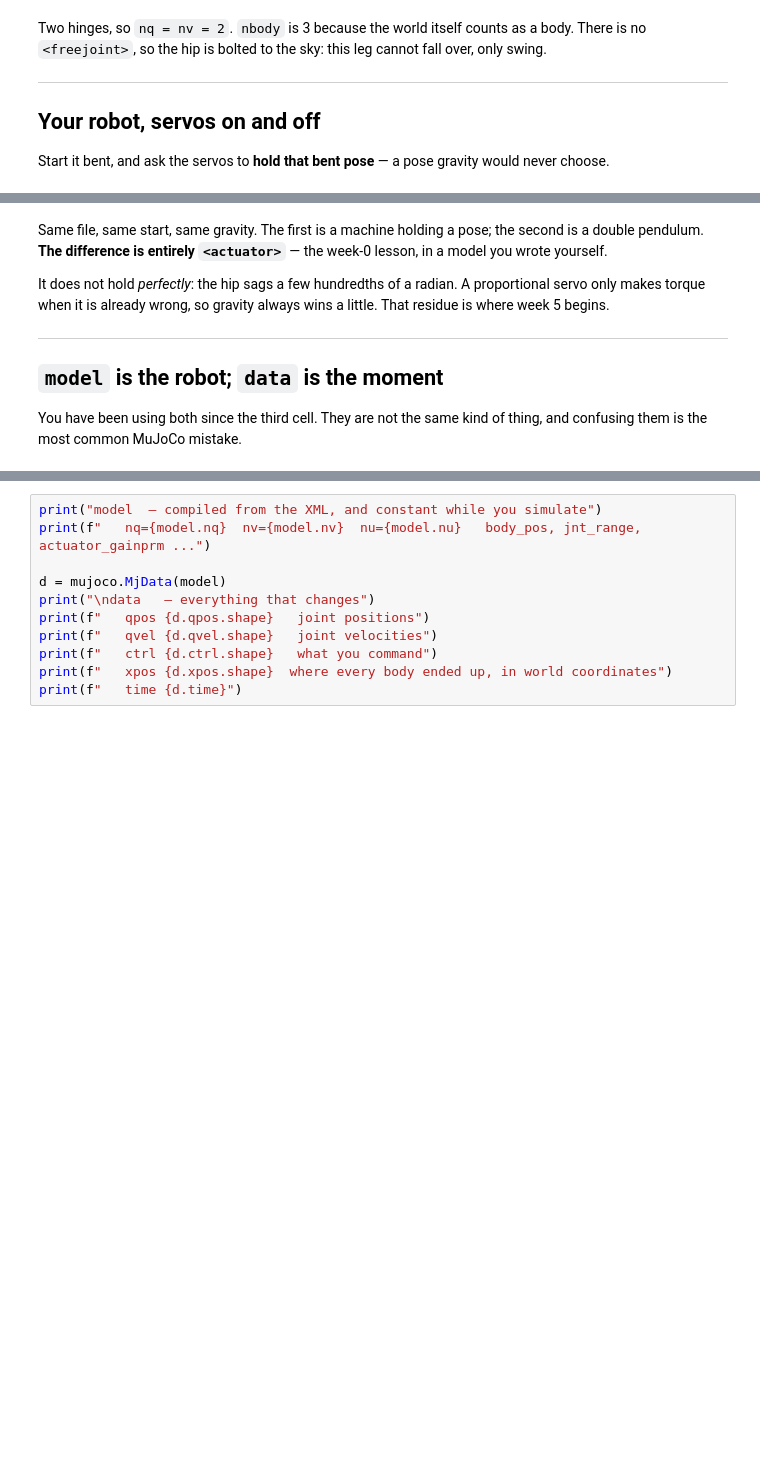
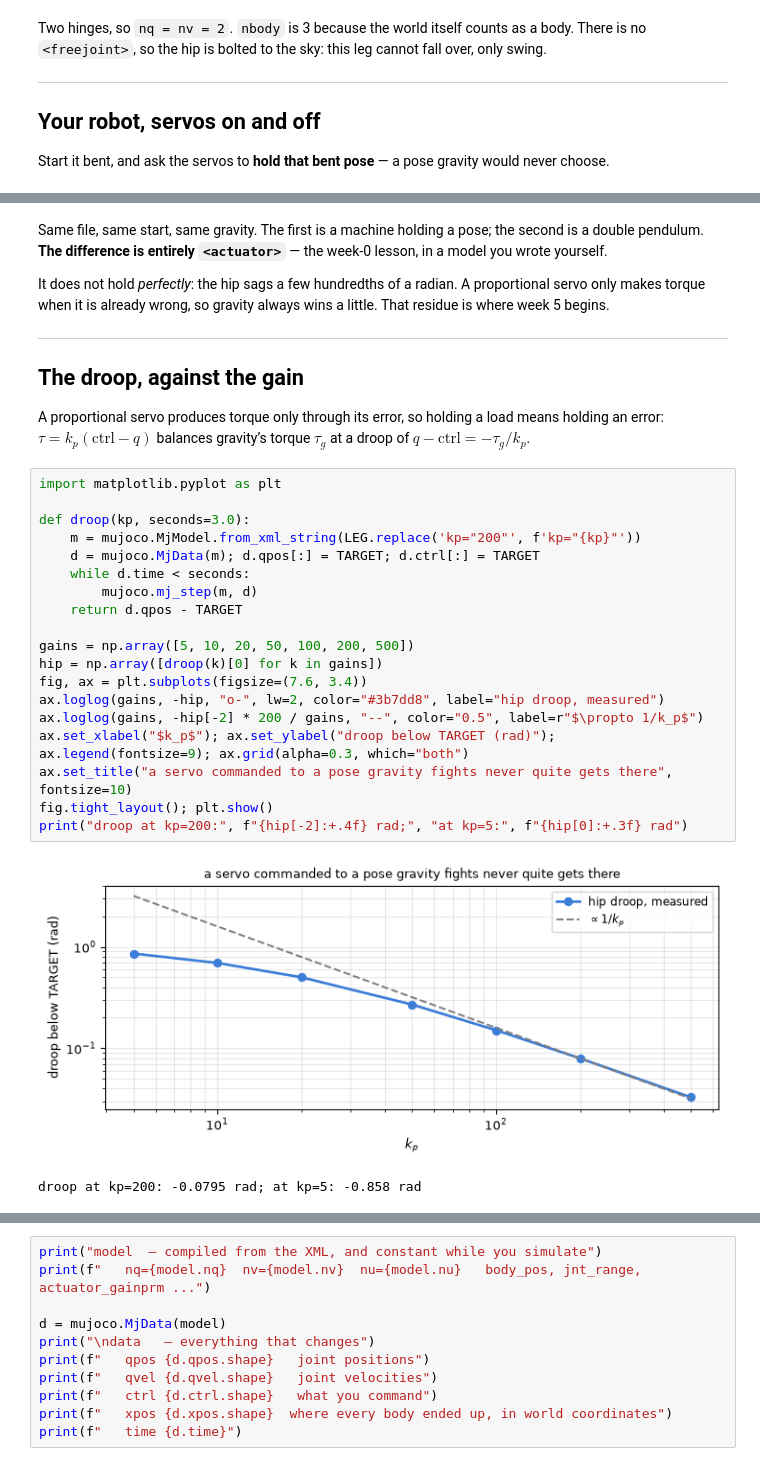
Before and after one commit to gnoejh/soc4180, a Jupyter notebook: weeks/01-intro/lab.ipynb, the cells around one changed output, grey strips where cells are left out. Drawn from its saved outputs; the diff is of its cells as text; blank space fills up the shorter version.

```diff
--- a/weeks/01-intro/lab.ipynb
+++ b/weeks/01-intro/lab.ipynb
@@ -762,7 +760,31 @@ gravity always wins a little. That residue is where week 5 begins.
 
 ------------------------------------------------------------------------
 
-## `model` is the robot; `data` is the moment
+## The droop, against the gain
 
-You have been using both since the third cell. They are not the same
-kind of thing, and confusing them is the most common MuJoCo mistake.
+A proportional servo produces torque only through its error, so holding
+a load means holding an error: $\tau = k_p(\text{ctrl} - q)$ balances
+gravity’s torque $\tau_g$ at a droop of
+$q - \text{ctrl} = -\tau_g / k_p$.
+# %%
+import matplotlib.pyplot as plt
+
+def droop(kp, seconds=3.0):
+    m = mujoco.MjModel.from_xml_string(LEG.replace('kp="200"', f'kp="{kp}"'))
+    d = mujoco.MjData(m); d.qpos[:] = TARGET; d.ctrl[:] = TARGET
+    while d.time < seconds:
+        mujoco.mj_step(m, d)
+    return d.qpos - TARGET
+
+gains = np.array([5, 10, 20, 50, 100, 200, 500])
+hip = np.array([droop(k)[0] for k in gains])
+fig, ax = plt.subplots(figsize=(7.6, 3.4))
+ax.loglog(gains, -hip, "o-", lw=2, color="#3b7dd8", label="hip droop, measured")
+ax.loglog(gains, -hip[-2] * 200 / gains, "--", color="0.5", label=r"$\propto 1/k_p$")
+ax.set_xlabel("$k_p$"); ax.set_ylabel("droop below TARGET (rad)"); ax.legend(fontsize=9); ax.grid(alpha=0.3, which="both")
+ax.set_title("a servo commanded to a pose gravity fights never quite gets there", fontsize=10)
+fig.tight_layout(); plt.show()
+print("droop at kp=200:", f"{hip[-2]:+.4f} rad;", "at kp=5:", f"{hip[0]:+.3f} rad")
+# %% [output]
+[figure, added]
+droop at kp=200: -0.0795 rad; at kp=5: -0.858 rad
```
Also changed, not shown: parts of 11 cells of this notebook, 44 other files.
